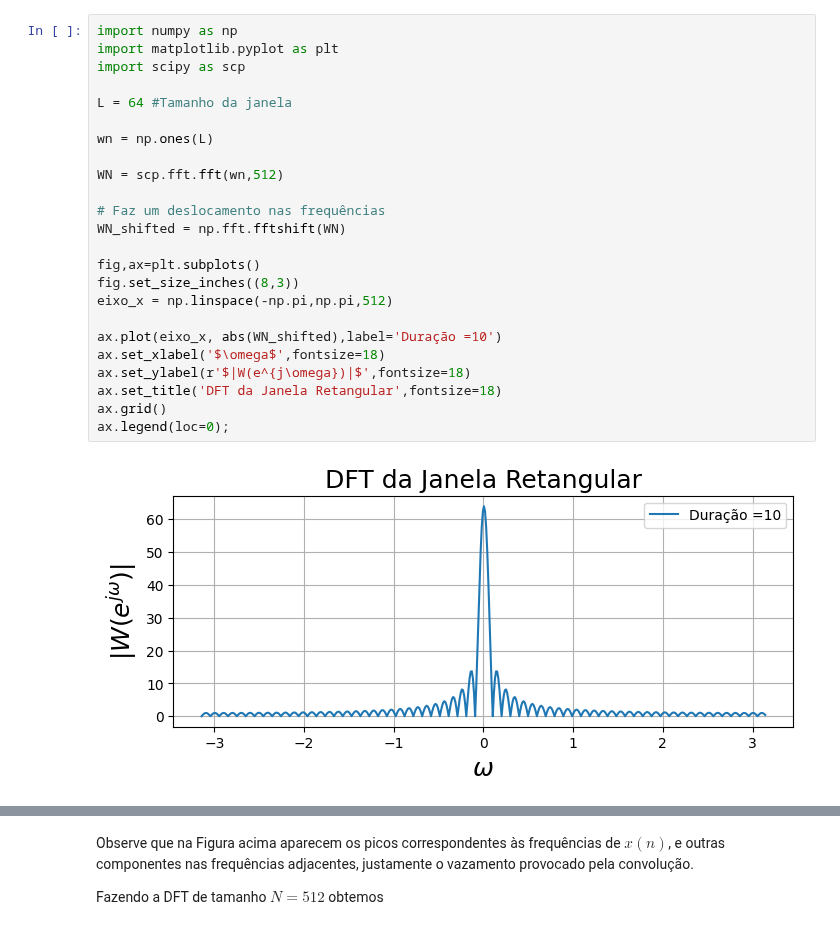
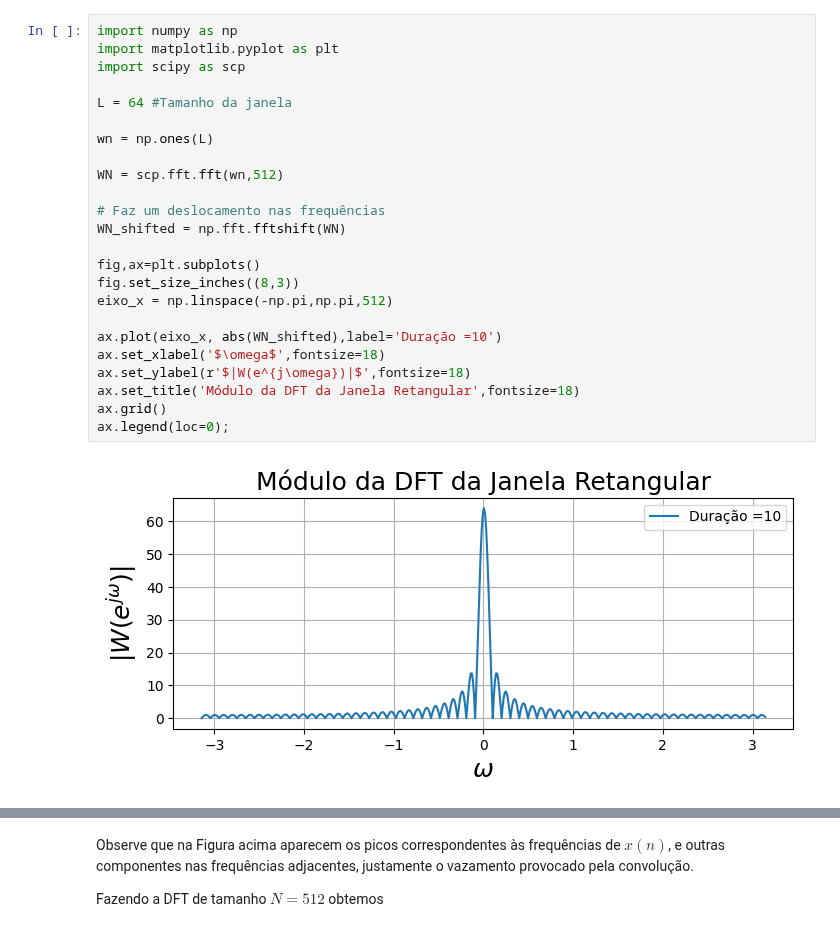
Before and after one commit to ecandeia/PDS, a Jupyter notebook: DFT/AnaliseSinaisDFT.ipynb, the cells around one changed output, grey strips where cells are left out. Drawn from its saved outputs; the diff is of its cells as text.

```diff
--- a/DFT/AnaliseSinaisDFT.ipynb
+++ b/DFT/AnaliseSinaisDFT.ipynb
@@ -13,27 +13,27 @@ $$ w(n) = \left\{\begin{matrix}1,\ 0 \leq n <N \\ 0,\ caso\ contrário\end{matri
 # %%
 import numpy as np
 import matplotlib.pyplot as plt
 import scipy as scp
 
 L = 64 #Tamanho da janela
 
 wn = np.ones(L)
 
 WN = scp.fft.fft(wn,512)
 
 # Faz um deslocamento nas frequências
 WN_shifted = np.fft.fftshift(WN)
 
 fig,ax=plt.subplots()
 fig.set_size_inches((8,3))
 eixo_x = np.linspace(-np.pi,np.pi,512)
 
 ax.plot(eixo_x, abs(WN_shifted),label='Duração =10')
 ax.set_xlabel('$\omega$',fontsize=18)
 ax.set_ylabel(r'$|W(e^{j\omega})|$',fontsize=18)
-ax.set_title('DFT da Janela Retangular',fontsize=18)
+ax.set_title('Módulo da DFT da Janela Retangular',fontsize=18)
 ax.grid()
 ax.legend(loc=0);
 # %% [output]
-[figure, old version]
+[figure, new version]
 # %% [markdown]
```
Also changed, not shown: parts of 6 cells of this notebook.
